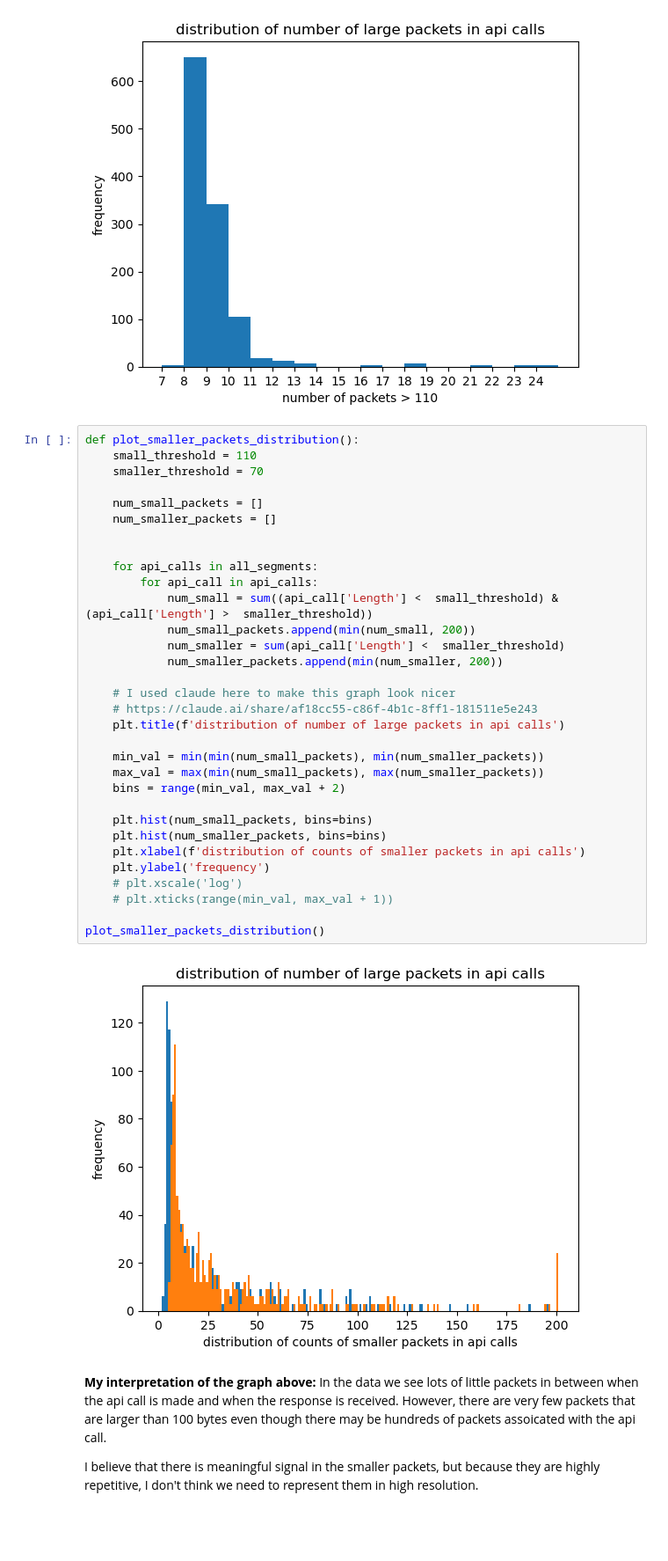
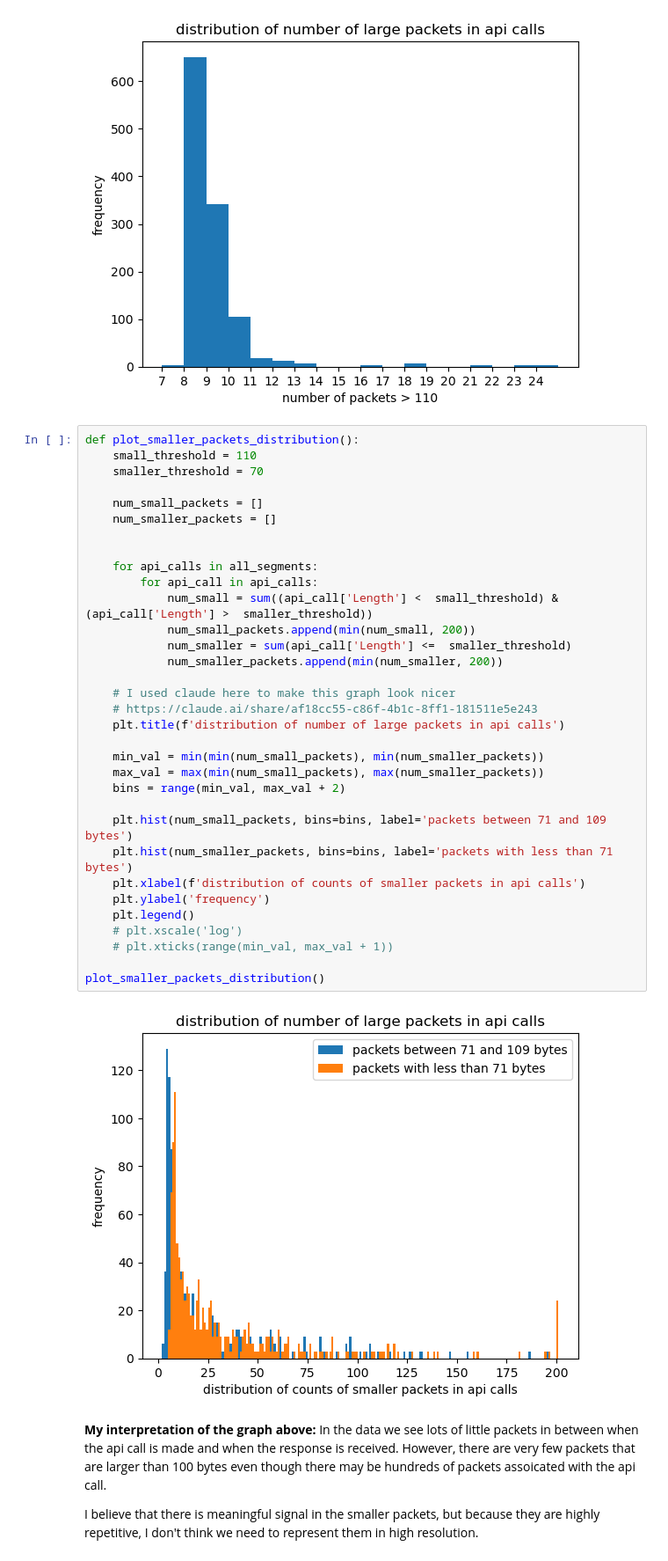
Before and after one commit to noise-course/course-project-zroe1, a Jupyter notebook: main.ipynb, the cells around one changed output. Shown: that part at 88% size. Saved outputs shown, nothing was run; the diff lists cells and outputs as text; blank space fills up the shorter version.

Commit message:
visualize grok data

```diff
--- a/main.ipynb
+++ b/main.ipynb
@@ -274,37 +249,38 @@ plot_larger_packets_distribution()
 # %%
 def plot_smaller_packets_distribution():
     small_threshold = 110
     smaller_threshold = 70
 
     num_small_packets = []
     num_smaller_packets = []
 
 
     for api_calls in all_segments:
         for api_call in api_calls:
             num_small = sum((api_call['Length'] <  small_threshold) & (api_call['Length'] >  smaller_threshold))
             num_small_packets.append(min(num_small, 200))
-            num_smaller = sum(api_call['Length'] <  smaller_threshold)
+            num_smaller = sum(api_call['Length'] <=  smaller_threshold)
             num_smaller_packets.append(min(num_smaller, 200))
 
     # I used claude here to make this graph look nicer
     # https://claude.ai/share/af18cc55-c86f-4b1c-8ff1-181511e5e243
     plt.title(f'distribution of number of large packets in api calls')
 
     min_val = min(min(num_small_packets), min(num_smaller_packets))
     max_val = max(min(num_small_packets), max(num_smaller_packets))
     bins = range(min_val, max_val + 2)
 
-    plt.hist(num_small_packets, bins=bins)
-    plt.hist(num_smaller_packets, bins=bins)
+    plt.hist(num_small_packets, bins=bins, label='packets between 71 and 109 bytes')
+    plt.hist(num_smaller_packets, bins=bins, label='packets with less than 71 bytes')
     plt.xlabel(f'distribution of counts of smaller packets in api calls')
     plt.ylabel('frequency')
+    plt.legend()
     # plt.xscale('log')
     # plt.xticks(range(min_val, max_val + 1))
 
 plot_smaller_packets_distribution()
 # %% [output]
-[figure, old version]
+[figure, new version]
 # %% [markdown]
 **My interpretation of the graph above:** In the data we see lots of little packets in between when the api call is made and when the response is received. However, there are very few packets that are larger than 100 bytes even though there may be hundreds of packets assoicated with the api call.
 
```
Also changed, not shown: parts of 16 cells of this notebook.
